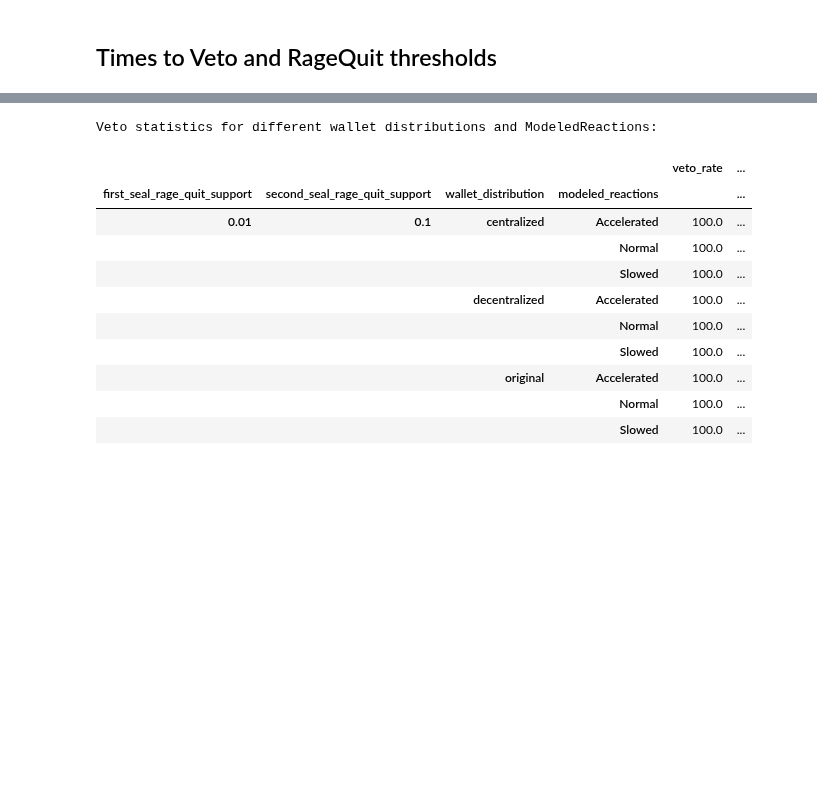
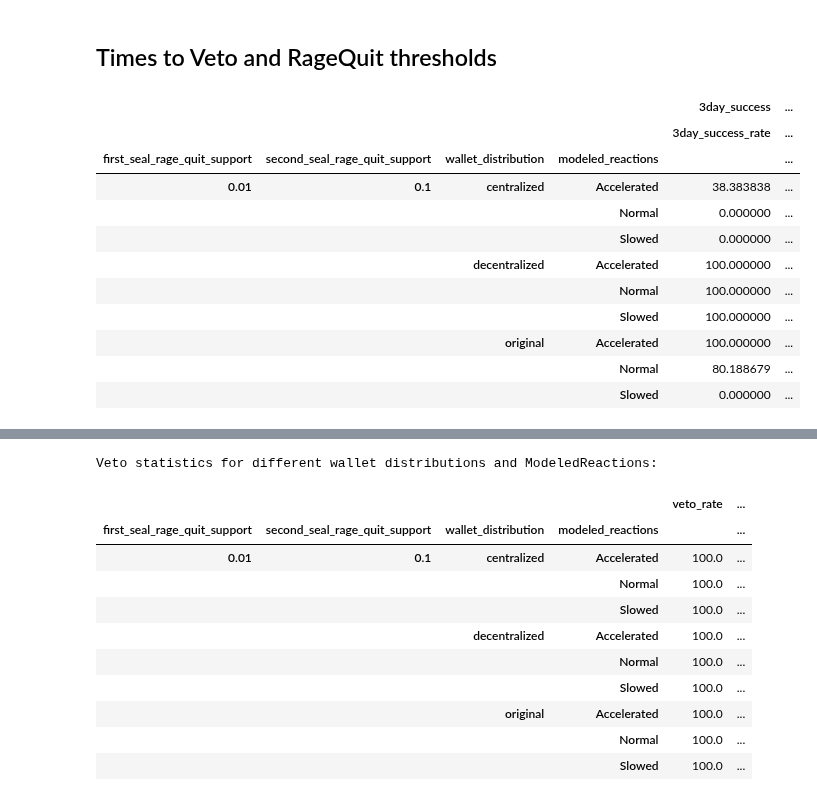
Before and after one commit to collectif-dao/dg-research, a Jupyter notebook: experiments/notebooks/clean_notebook_future_proof.ipynb, the cells around one changed output, grey strips where cells are left out. Cells and saved outputs as stored; diff of their text form; code cells hidden in the pictures; blank space fills up the shorter version.

```diff
--- a/experiments/notebooks/clean_notebook_future_proof.ipynb
+++ b/experiments/notebooks/clean_notebook_future_proof.ipynb
@@ -268,3 +268,41 @@ wallet_tuples = [('original', 'stETH token distribution  - stETH+wstETH holders.
                  ('decentralized', 'decentralized_wallet_distribution.csv')]
 wallet_distribution_map = {filename: name for name, filename in wallet_tuples}
 start_data_df_full['wallet_distribution'] = start_data_df_full.wallet_csv_name.map(wallet_distribution_map)
+# %%
+from experiments.analysis_utils.metrics import calculate_time_to_first_veto
+veto_times = calculate_time_to_first_veto(timestep_data_df_full, 2)
+
+additional_columns = ('wallet_distribution', 'modeled_reactions')
+# Merge with seal parameters
+veto_times_with_params = veto_times.merge(
+    start_data_df_full[['run_id', 'first_seal_rage_quit_support', 'second_seal_rage_quit_support', *additional_columns]],
+    on='run_id'
+)
+
+veto_times_with_params['3day_success'] = veto_times_with_params.time_to_first_veto_hours <= 24 * 3
+veto_times_with_params['4day_success'] = veto_times_with_params.time_to_first_veto_hours <= 24 * 4
+veto_times_with_params['5day_success'] = veto_times_with_params.time_to_first_veto_hours <= 24 * 5
+
+veto_stats = veto_times_with_params.groupby(['first_seal_rage_quit_support', 'second_seal_rage_quit_support', *additional_columns]).agg(
+    {
+        '3day_success': [('3day_success_rate', lambda x: x.mean() * 100)],
+        '4day_success': [('4day_success_rate', lambda x: x.mean() * 100)],
+        '5day_success': [('5day_success_rate', lambda x: x.mean() * 100)],
+        'time_to_first_veto_hours': [('median_time_to_veto_hours', 'median')],
+        'run_id': [('total_runs', 'count')]
+    }
+)
+display(veto_stats)
+# %% [output]
+|  |  |  |  | 3day_success | ... |
+|  |  |  |  | 3day_success_rate | ... |
+| first_seal_rage_quit_support | second_seal_rage_quit_support | wallet_distribution | modeled_reactions |  | ... |
+| 0.01 | 0.1 | centralized | Accelerated | 38.383838 | ... |
+|  |  |  | Normal | 0.000000 | ... |
+|  |  |  | Slowed | 0.000000 | ... |
+|  |  | decentralized | Accelerated | 100.000000 | ... |
+|  |  |  | Normal | 100.000000 | ... |
+|  |  |  | Slowed | 100.000000 | ... |
+|  |  | original | Accelerated | 100.000000 | ... |
+|  |  |  | Normal | 80.188679 | ... |
+|  |  |  | Slowed | 0.000000 | ... |
```
Also changed, not shown: parts of 3 cells of this notebook, 11 other files.
